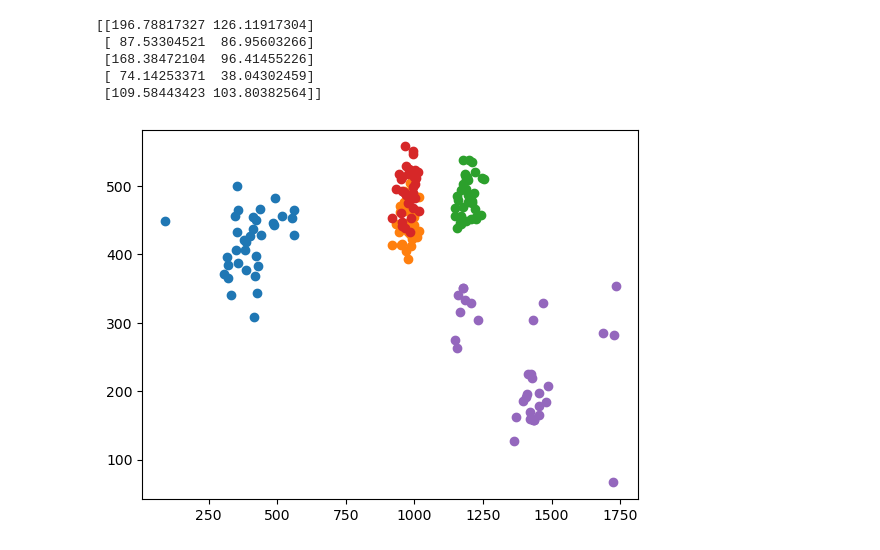
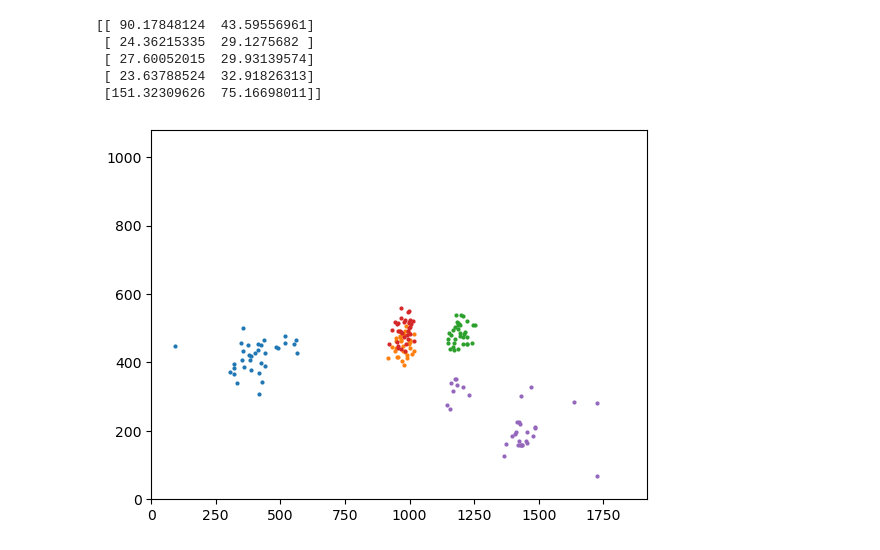
Before and after one commit to afishofsorts/eyeTrackingOffset, a Jupyter notebook: mockMethod.ipynb, the cells around one changed output. Saved outputs shown, nothing was run; the diff lists cells and outputs as text; code cells hidden in the pictures.

```diff
--- a/mockMethod.ipynb
+++ b/mockMethod.ipynb
@@ -153,11 +155,11 @@ def regPso(data):
     panelData = dataClean(validData, newPanel)
 
     psoFunc = lambda p: linfFunc(p, validData[:, 4:])
-    smPso = psoLinf(newSm, 30, psoFunc)+avgs
-    speedomPso = psoLinf(newSpeedom, 30, psoFunc)+avgs
-    rvPso = psoLinf(newRv, 30, psoFunc)+avgs
-    roadPso = psoLinf(newRoad, 30, psoFunc)+avgs
-    panelPso = psoLinf(newPanel, 30, psoFunc)+avgs
+    smPso = psoLinf(newSm, 30, psoFunc)
+    speedomPso = psoLinf(newSpeedom, 30, psoFunc)
+    rvPso = psoLinf(newRv, 30, psoFunc)
+    roadPso = psoLinf(newRoad, 30, psoFunc)
+    panelPso = psoLinf(newPanel, 30, psoFunc)
 
     return smPso, speedomPso, rvPso, roadPso, panelPso
 # %%
@@ -169,23 +171,24 @@ for i in range(len(dir_list)-1):
         data = pandas.read_csv('Primary Care Calibration\\Manually Validated Participants\\' + str(dir_list[i+1])).to_numpy()
         psoCenters[:, :, k] = regPso(data)
         k = k+1
-
-varInfo = np.zeros(shape=(5, 2))
-for j in range(5):
-    dispMatr = np.ones(shape=(34))[None].T @ (coms[j, :, :] @ np.ones(shape=(34))[None].T/34).T
-    centered = coms[j, :, :] - dispMatr.T
-    covar = centered @ centered.T
-    varInfo[j, :] = np.sqrt(np.diag(covar))
-
-for i in range(5):
-    plt.plot(psoCenters[i, 0, :], psoCenters[i, 1, :], 'o')
-
-print(varInfo)
-plt.show()
-# %% [output]
-[[196.78817327 126.11917304]
- [ 87.53304521  86.95603266]
- [168.38472104  96.41455226]
- [ 74.14253371  38.04302459]
- [109.58443423 103.80382564]]
-[figure, removed]
+# %%
+varInfo = np.zeros(shape=(5, 2))
+for j in range(5):
+    dispMatr = np.ones(shape=(34))[None].T @ (psoCenters[j, :, :] @ np.ones(shape=(34))[None].T/34).T
+    centered = psoCenters[j, :, :] - dispMatr.T
+    covar = centered @ centered.T/33
+    varInfo[j, :] = np.sqrt(np.diag(covar))
+
+for i in range(5):
+    plt.plot(psoCenters[i, 0, :], psoCenters[i, 1, :], 'o', markersize=2)
+
+print(varInfo)
+plt.xlim(0, 1920); plt.ylim(0, 1080)
+plt.show()
+# %% [output]
+[[ 90.17848124  43.59556961]
+ [ 24.36215335  29.1275682 ]
+ [ 27.60052015  29.93139574]
+ [ 23.63788524  32.91826313]
+ [151.32309626  75.16698011]]
+[figure, added]
```
Also changed, not shown: parts of 2 cells of this notebook, 2 other files.
